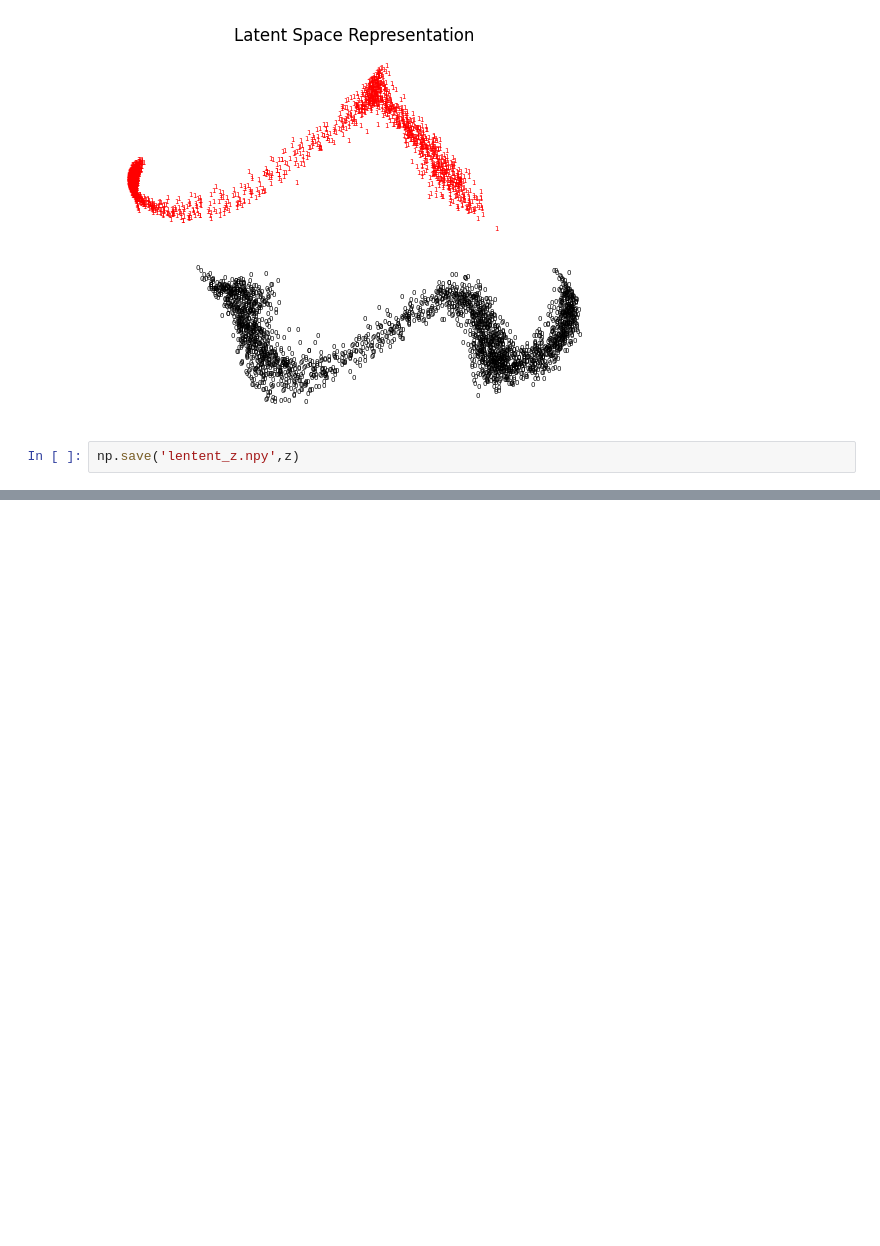
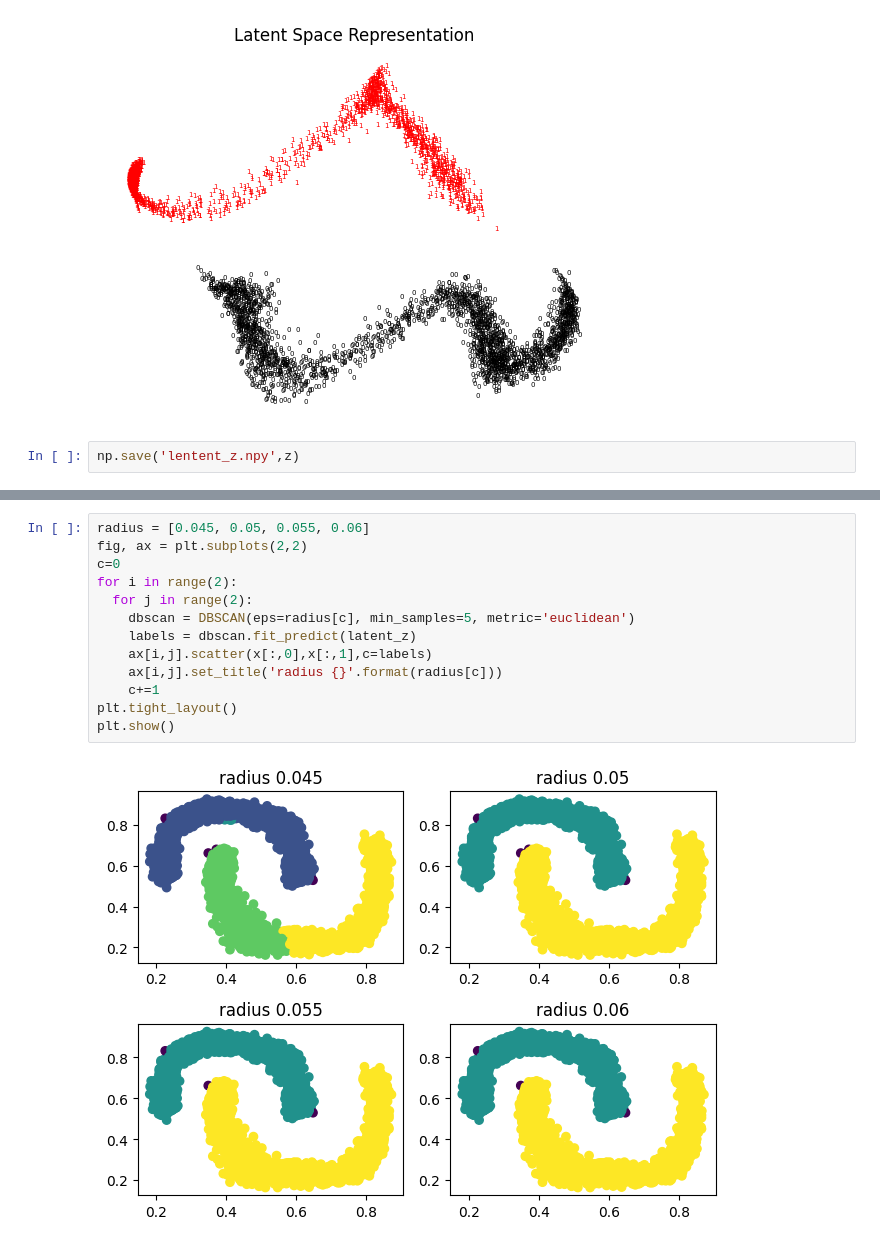
Before and after one commit to mtorella/ClusterAnalysisForBusiness_gp, a Jupyter notebook: main.ipynb, the cells around one changed output, grey strips where cells are left out. Saved outputs shown, nothing was run; the diff lists cells and outputs as text; blank space fills up the shorter version.

```diff
--- a/main.ipynb
+++ b/main.ipynb
@@ -300,0 +339,15 @@ np.save('lentent_z.npy',z)
+# %%
+radius = [0.045, 0.05, 0.055, 0.06]
+fig, ax = plt.subplots(2,2)
+c=0
+for i in range(2):
+  for j in range(2):
+    dbscan = DBSCAN(eps=radius[c], min_samples=5, metric='euclidean')
+    labels = dbscan.fit_predict(latent_z)
+    ax[i,j].scatter(x[:,0],x[:,1],c=labels)
+    ax[i,j].set_title('radius {}'.format(radius[c]))
+    c+=1
+plt.tight_layout()
+plt.show()
+# %% [output]
+[figure, added]
```
Also changed, not shown: parts of 6 cells of this notebook.
